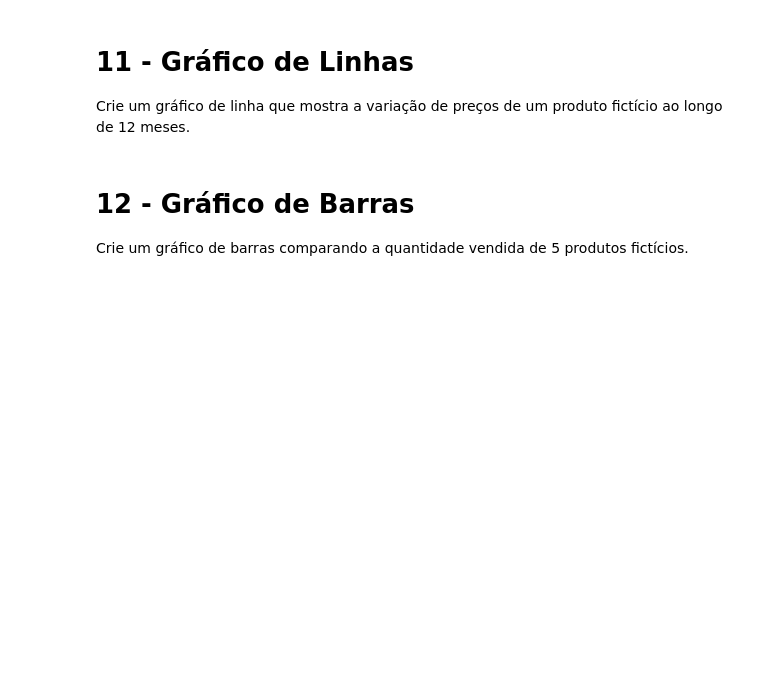
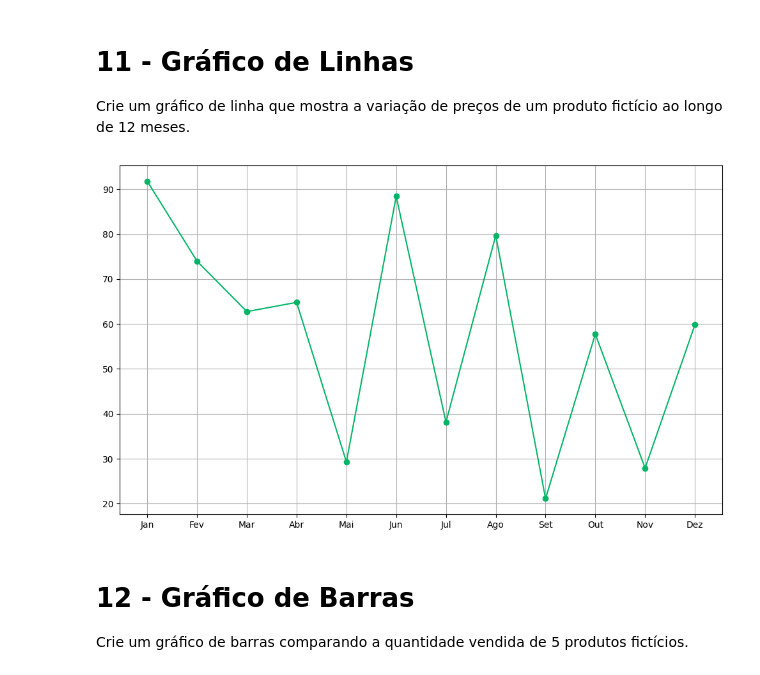
Before and after one commit to caroline-dainezi-fatec/Fatec-Mineracao-de-Dados-2SEM-2024, a Jupyter notebook: ALUNOS_Aula06_Exercicios.ipynb, the cells around one changed output. Drawn from its saved outputs; the diff is of its cells as text; code cells hidden in the pictures; blank space fills up the shorter version.

```diff
--- a/ALUNOS_Aula06_Exercicios.ipynb
+++ b/ALUNOS_Aula06_Exercicios.ipynb
@@ -77,3 +235,23 @@ Crie um gráfico de linha que mostra a variação de preços de um produto fict
+# %%
+import matplotlib.pyplot as plt
+
+months = ['Jan', 'Fev', 'Mar', 'Abr', 'Mai', 'Jun', 'Jul', 'Ago', 'Set', 'Out', 'Nov', 'Dez']
+prices = np.random.uniform(10, 100, size=12)
+
+df_prices = pd.DataFrame({
+    'Mês': months,
+    'Preço': prices
+})
+
+plt.figure(figsize=(10, 6))
+plt.plot(df_prices['Mês'], df_prices['Preço'], marker='o', linestyle='-', color='#04b568')
+plt.grid(True)
+
+plt.xticks(rotation=0)
+plt.tight_layout()
+plt.show()
+# %% [output]
+[figure, added]
 # %% [markdown]
 # 12 - Gráfico de Barras
 
```
Also changed, not shown: parts of 39 cells of this notebook.
